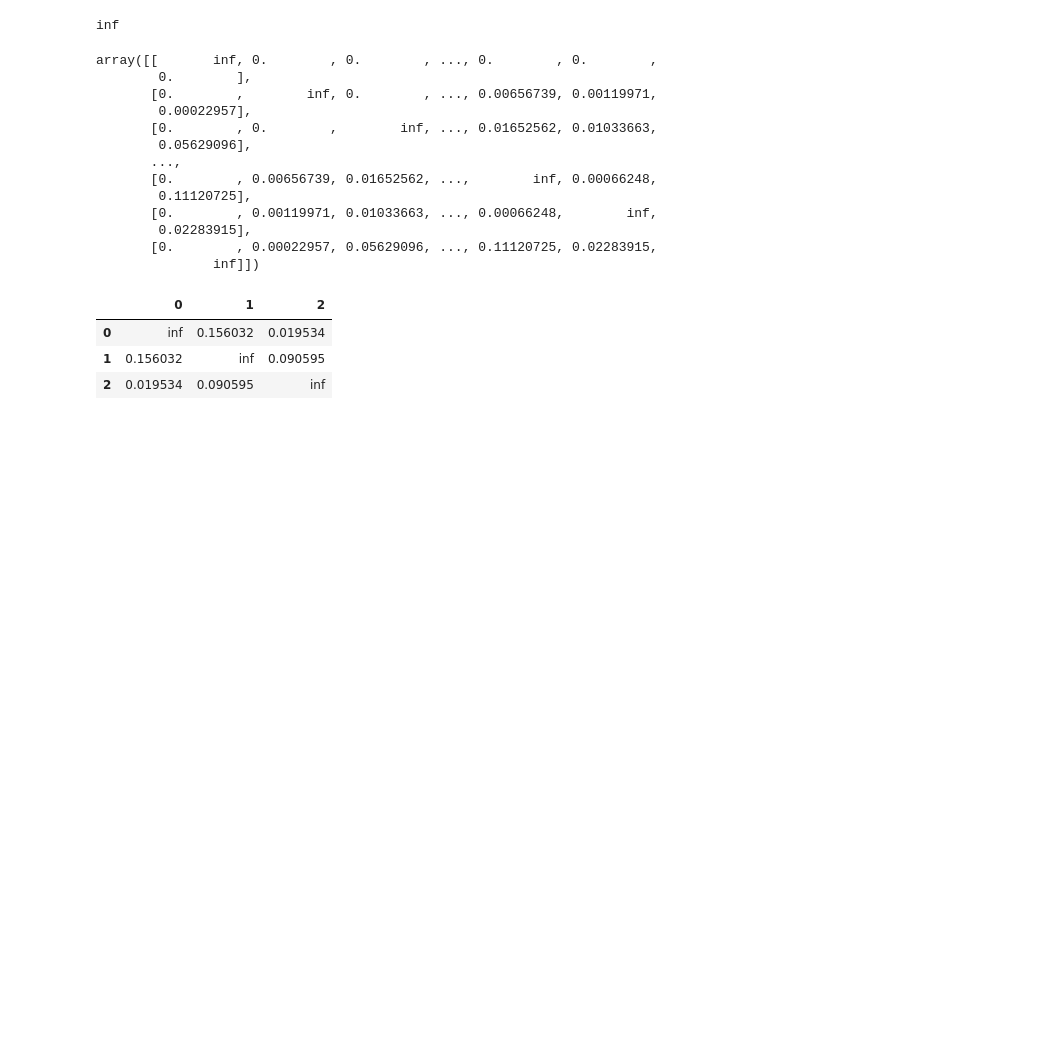
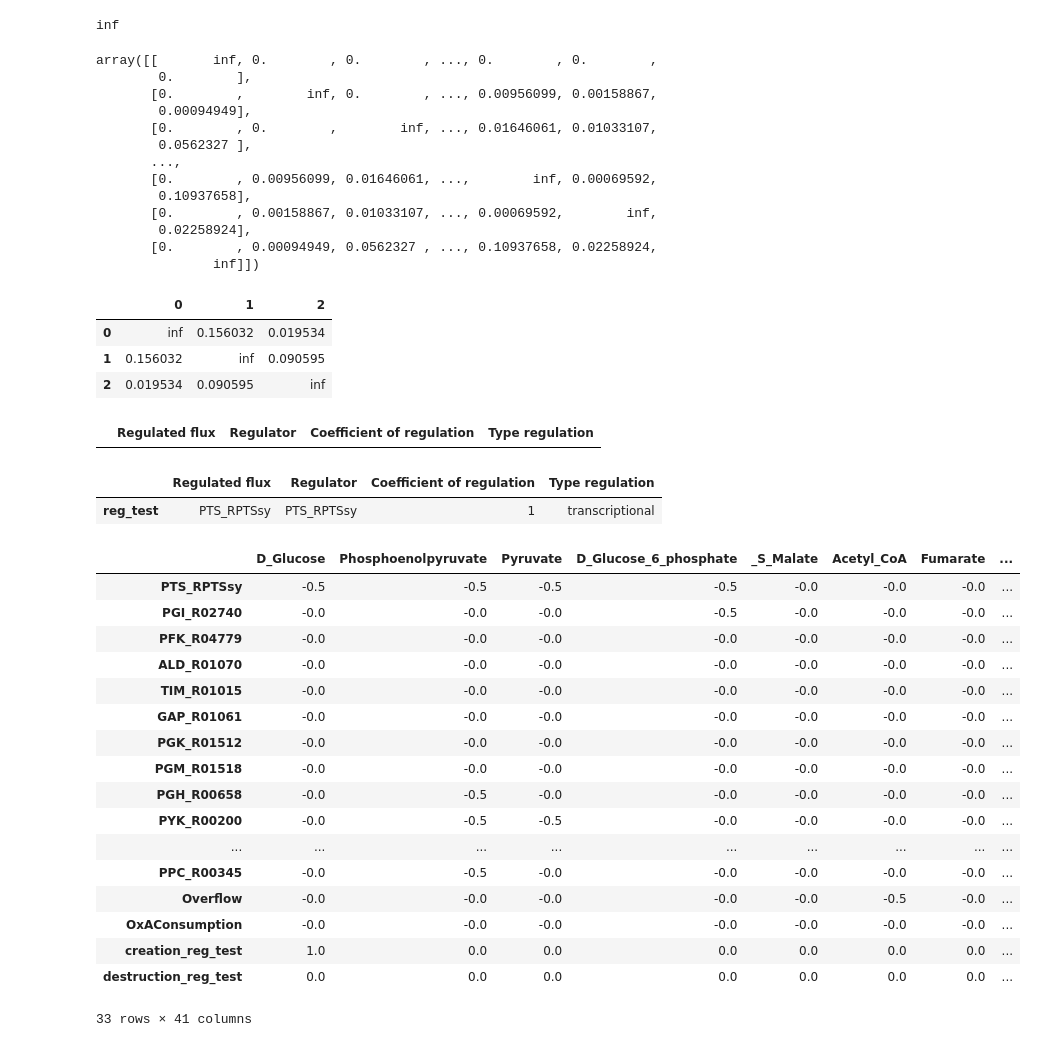
Before and after one commit to tuturax/BadAss, a Jupyter notebook: test_class.ipynb, the cells around one changed output. Cells and saved outputs as stored; diff of their text form; code cells hidden in the pictures; blank space fills up the shorter version.

Commit message:
Ajout regulation + update_elasticit à la place de update_network dans les fonctions .add()

```diff
--- a/test_class.ipynb
+++ b/test_class.ipynb
@@ -213,20 +213,20 @@ inf
 # %%
 momo.data_sampling.loc[1] = [["PTS_RPTSsy","enzyme_PTS_RPTSsy_para"], "elasticity_p", 1, "uniform"]
 # %%
-momo.sampling(2, result="MI", seed_constant=False)
+momo.sampling(10, result="MI", seed_constant=False)
 # %% [output]
 array([[       inf, 0.        , 0.        , ..., 0.        , 0.        ,
         0.        ],
-       [0.        ,        inf, 0.        , ..., 0.00656739, 0.00119971,
-        0.00022957],
-       [0.        , 0.        ,        inf, ..., 0.01652562, 0.01033663,
-        0.05629096],
+       [0.        ,        inf, 0.        , ..., 0.00956099, 0.00158867,
+        0.00094949],
+       [0.        , 0.        ,        inf, ..., 0.01646061, 0.01033107,
+        0.0562327 ],
        ...,
-       [0.        , 0.00656739, 0.01652562, ...,        inf, 0.00066248,
-        0.11120725],
-       [0.        , 0.00119971, 0.01033663, ..., 0.00066248,        inf,
-        0.02283915],
-       [0.        , 0.00022957, 0.05629096, ..., 0.11120725, 0.02283915,
+       [0.        , 0.00956099, 0.01646061, ...,        inf, 0.00069592,
+        0.10937658],
+       [0.        , 0.00158867, 0.01033107, ..., 0.00069592,        inf,
+        0.02258924],
+       [0.        , 0.00094949, 0.0562327 , ..., 0.10937658, 0.02258924,
                inf]])
 # %%
 momo.MI([["enzyme_PTS_RPTSsy_para","enzyme_PGI_R02740_para"],["FUM_R01082","MDH_R00342"],["PPC_R00345"]])
@@ -235,3 +235,35 @@ momo.MI([["enzyme_PTS_RPTSsy_para","enzyme_PGI_R02740_para"],["FUM_R01082","MDH_
 | 0 | inf | 0.156032 | 0.019534 |
 | 1 | 0.156032 | inf | 0.090595 |
 | 2 | 0.019534 | 0.090595 | inf |
+# %%
+momo.regulations.df
+# %% [output]
+|  | Regulated flux | Regulator | Coefficient of regulation | Type regulation |
+# %%
+momo.regulations.add("reg_test", "PTS_RPTSsy", "D_Glucose", allosteric=False)
+# %%
+momo.regulations.df
+# %% [output]
+|  | Regulated flux | Regulator | Coefficient of regulation | Type regulation |
+| reg_test | PTS_RPTSsy | PTS_RPTSsy | 1 | transcriptional |
+# %%
+momo.elasticity.s
+# %% [output]
+|  | D_Glucose | Phosphoenolpyruvate | Pyruvate | D_Glucose_6_phosphate | _S_Malate | Acetyl_CoA | Fumarate | ... |
+| PTS_RPTSsy | -0.5 | -0.5 | -0.5 | -0.5 | -0.0 | -0.0 | -0.0 | ... |
+| PGI_R02740 | -0.0 | -0.0 | -0.0 | -0.5 | -0.0 | -0.0 | -0.0 | ... |
+| PFK_R04779 | -0.0 | -0.0 | -0.0 | -0.0 | -0.0 | -0.0 | -0.0 | ... |
+| ALD_R01070 | -0.0 | -0.0 | -0.0 | -0.0 | -0.0 | -0.0 | -0.0 | ... |
+| TIM_R01015 | -0.0 | -0.0 | -0.0 | -0.0 | -0.0 | -0.0 | -0.0 | ... |
+| GAP_R01061 | -0.0 | -0.0 | -0.0 | -0.0 | -0.0 | -0.0 | -0.0 | ... |
+| PGK_R01512 | -0.0 | -0.0 | -0.0 | -0.0 | -0.0 | -0.0 | -0.0 | ... |
+| PGM_R01518 | -0.0 | -0.0 | -0.0 | -0.0 | -0.0 | -0.0 | -0.0 | ... |
+| PGH_R00658 | -0.0 | -0.5 | -0.0 | -0.0 | -0.0 | -0.0 | -0.0 | ... |
+| PYK_R00200 | -0.0 | -0.5 | -0.5 | -0.0 | -0.0 | -0.0 | -0.0 | ... |
+| ... | ... | ... | ... | ... | ... | ... | ... | ... |
+| PPC_R00345 | -0.0 | -0.5 | -0.0 | -0.0 | -0.0 | -0.0 | -0.0 | ... |
+| Overflow | -0.0 | -0.0 | -0.0 | -0.0 | -0.0 | -0.5 | -0.0 | ... |
+| OxAConsumption | -0.0 | -0.0 | -0.0 | -0.0 | -0.0 | -0.0 | -0.0 | ... |
+| creation_reg_test | 1.0 | 0.0 | 0.0 | 0.0 | 0.0 | 0.0 | 0.0 | ... |
+| destruction_reg_test | 0.0 | 0.0 | 0.0 | 0.0 | 0.0 | 0.0 | 0.0 | ... |
+33 rows × 41 columns
```
Also changed, not shown: 4 other files.
